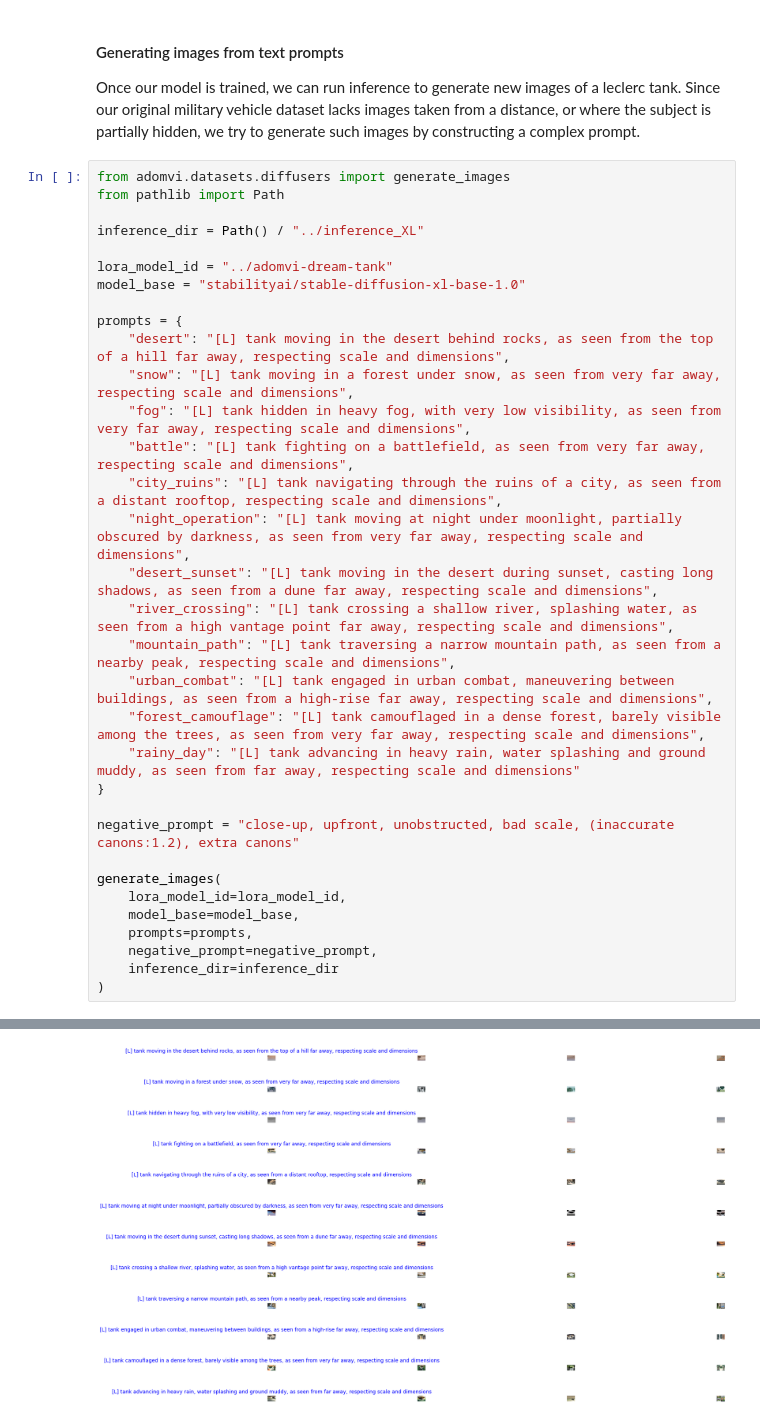
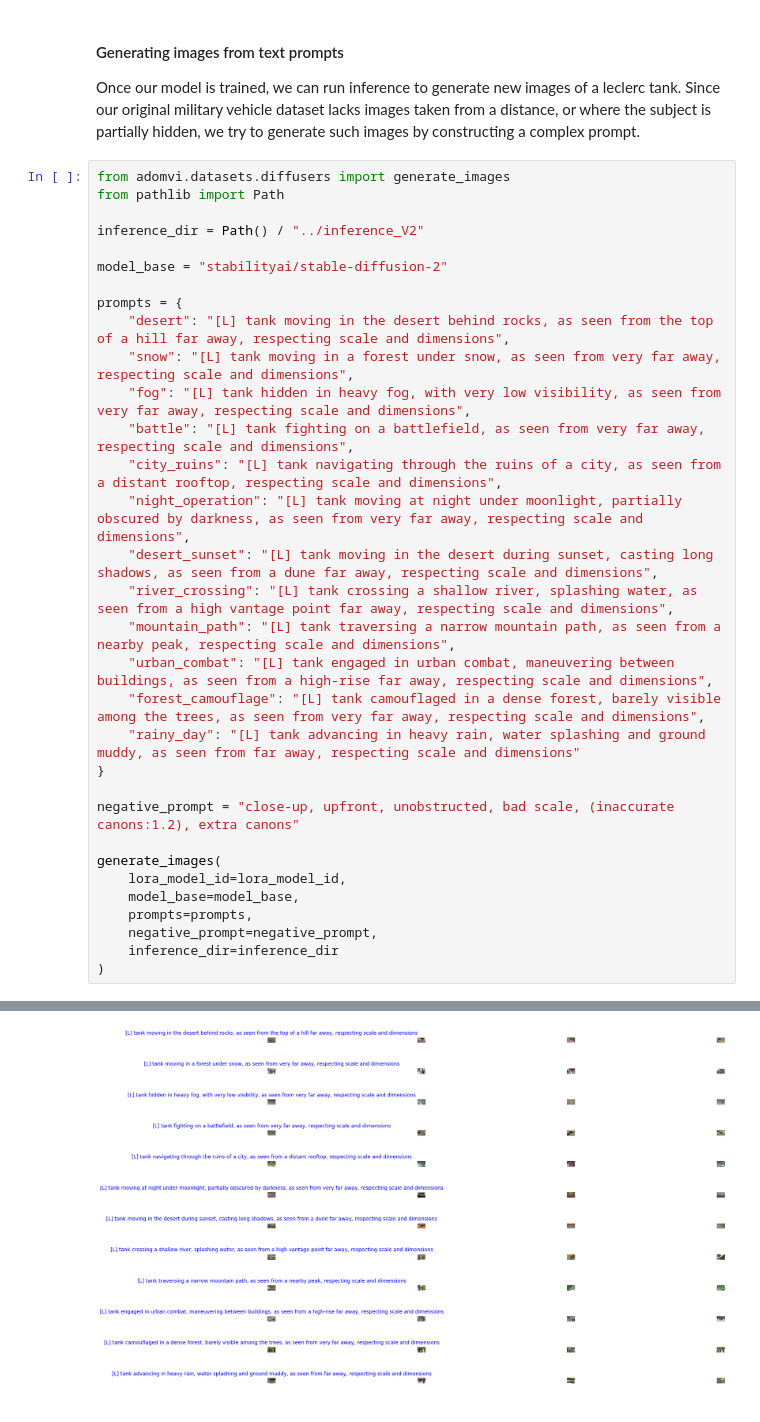
Before and after one commit to jonasrenault/adomvi, a Jupyter notebook: notebooks/DreamboothFineTuning.ipynb, the cells around one changed output, grey strips where cells are left out. Drawn from its saved outputs; the diff is of its cells as text.

Commit message:
train model with sd v2

```diff
--- a/notebooks/DreamboothFineTuning.ipynb
+++ b/notebooks/DreamboothFineTuning.ipynb
@@ -140,10 +94,9 @@ Once our model is trained, we can run inference to generate new images of a lecl
 from adomvi.datasets.diffusers import generate_images
 from pathlib import Path
 
-inference_dir = Path() / "../inference_XL"
+inference_dir = Path() / "../inference_V2"
 
-lora_model_id = "../adomvi-dream-tank"
-model_base = "stabilityai/stable-diffusion-xl-base-1.0"
+model_base = "stabilityai/stable-diffusion-2"
 
 prompts = {
     "desert": "[L] tank moving in the desert behind rocks, as seen from the top of a hill far away, respecting scale and dimensions",
@@ -174 +126 @@ Keyword arguments {'safety_checker': None} are not expected by StableDiffusionXL
-[figure, old version]
+[figure, new version]
```
Also changed, not shown: parts of 2 cells of this notebook, 1 other file.
